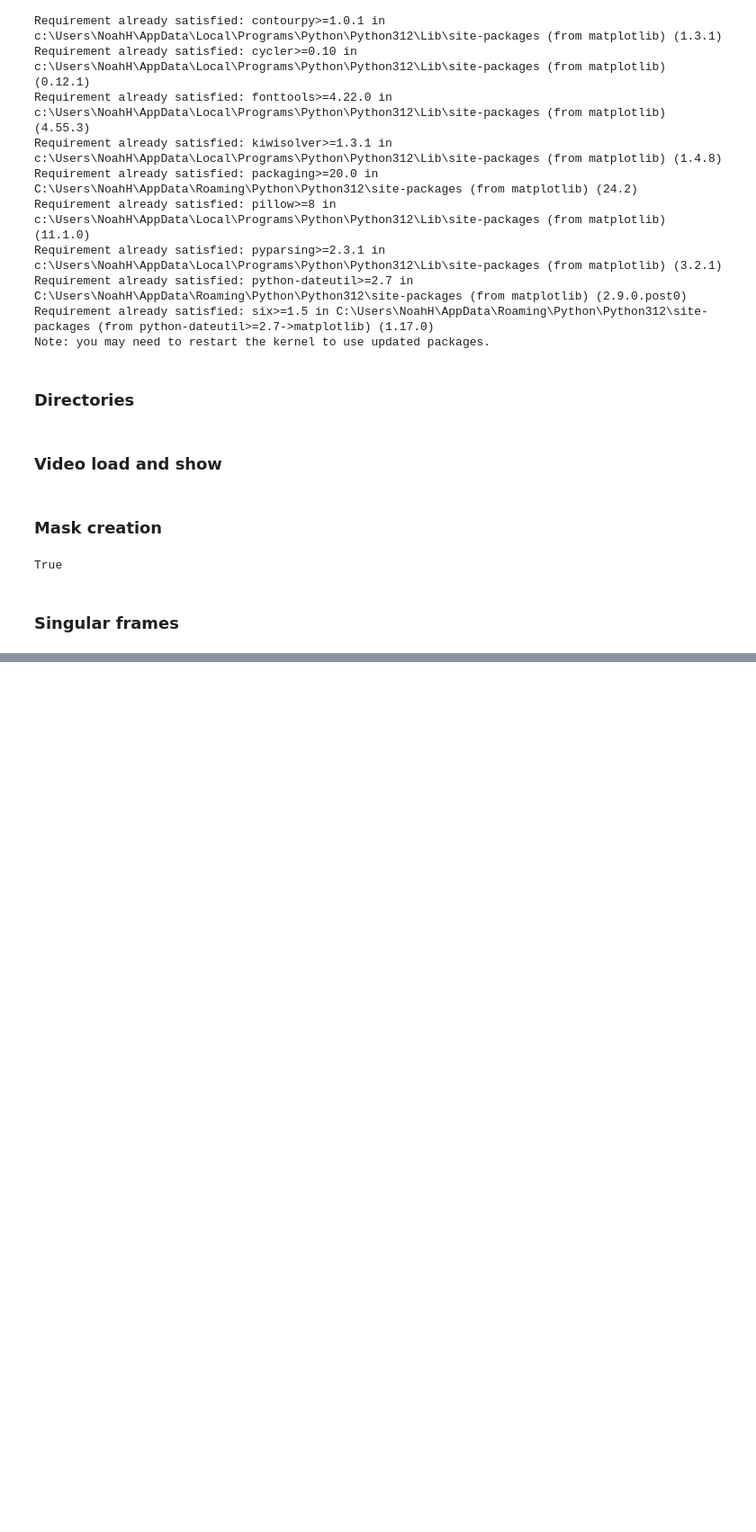
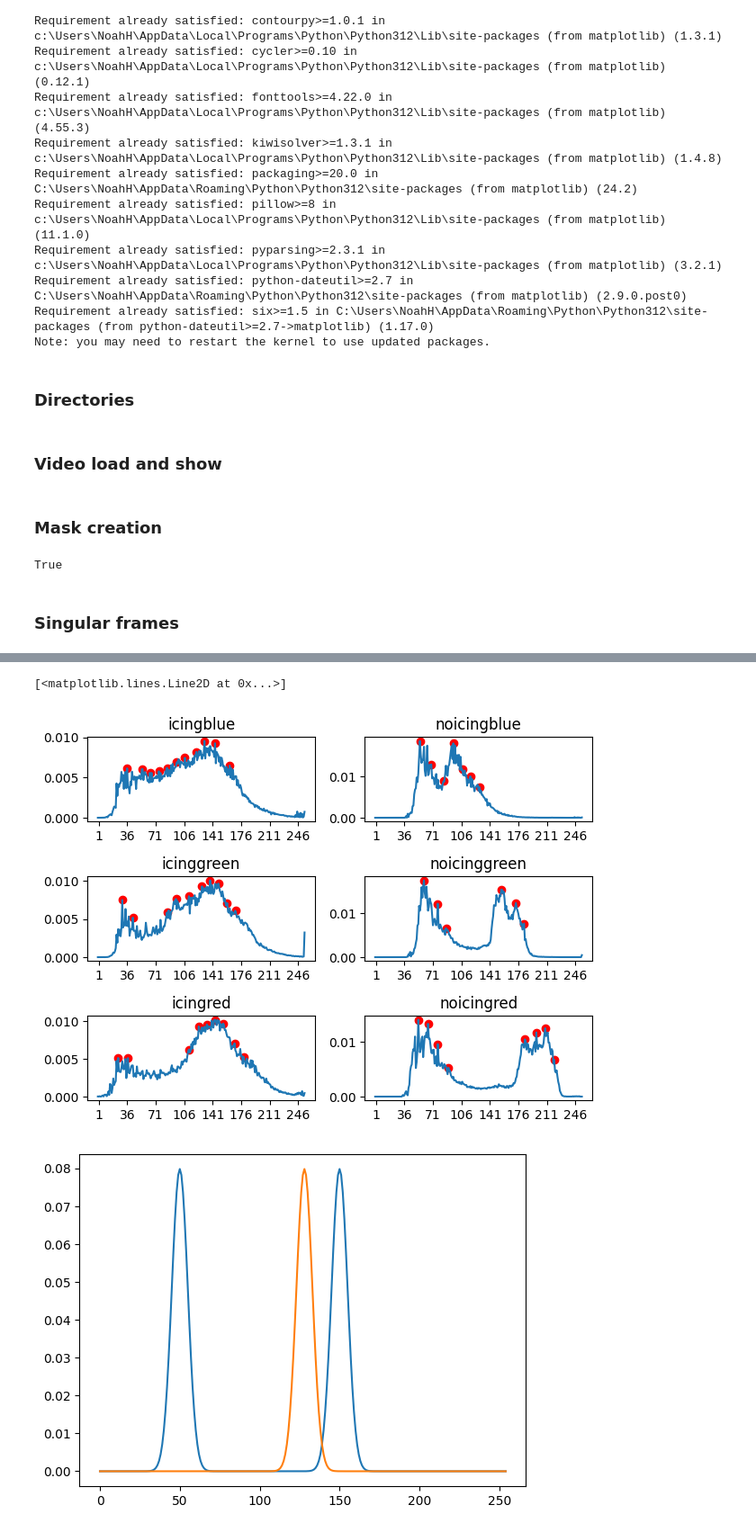
Before and after one commit to HarryYouAreAWizard/HelicopterIcing, a Jupyter notebook: Icing.ipynb, the cells around one changed output, grey strips where cells are left out. Shown at 90% size. Saved outputs shown, nothing was run; the diff lists cells and outputs as text; code cells hidden in the pictures; blank space fills up the shorter version.

Commit message:
Tried savgol_filter + find_peaks to seperate ice from no_ice

```diff
--- a/Icing.ipynb
+++ b/Icing.ipynb
@@ -321,28 +346,35 @@ for key in counts:
     for color in counts[key]:
         counts[key][color] = np.array(counts[key][color])
 # %%
+average_dist_dir = Path("..") / "average_dist"
+if not average_dist_dir.is_dir(): average_dist_dir.mkdir(parents=True, exist_ok=True)
 
 # find average histograms and plot them
 figicing, axsicing = plt.subplots(3, 1)
 for i, key in enumerate(counts["icing"].keys()):
     average_count = counts["icing"][key].mean(axis=0)
+    np.save(average_dist_dir / ("icing" + key + ".npy"), average_count)
     axsicing[i].plot(bins[:-1], average_count)
 
 fignoicing, axsnoicing = plt.subplots(3, 1)
 for i, key in enumerate(counts["noicing"].keys()):
     average_count = counts["noicing"][key].mean(axis=0)
+    np.save(average_dist_dir / ("noicing" + key + ".npy"), average_count)
     axsnoicing[i].plot(bins[:-1], average_count)
+
 
 # formatting
 for i, color in enumerate(["blue", "green", "red"]):
     axsicing[i].set_title(color, c=color)
     axsnoicing[i].set_title(color, c=color)
+
 figicing.suptitle("Icing")
 fignoicing.suptitle("No icing")
 figicing.tight_layout()
 fignoicing.tight_layout()
 figicing.savefig(figure_dir / "Mean icing histogram")
 fignoicing.savefig(figure_dir / "Mean no-icing histogram")
+
 plt.close("all")
 # %%
 import scipy.stats as ss
@@ -348,0 +384,72 @@ import scipy.stats as ss
+# %%
+counts = {
+    "icingblue": np.load(average_dist_dir / "icingcounts_blue.npy"),
+    "icinggreen": np.load(average_dist_dir / "icingcounts_green.npy"),
+    "icingred": np.load(average_dist_dir / "icingcounts_red.npy"),
+    "noicingblue": np.load(average_dist_dir / "noicingcounts_blue.npy"),
+    "noicinggreen": np.load(average_dist_dir / "noicingcounts_green.npy"),
+    "noicingred": np.load(average_dist_dir / "noicingcounts_red.npy"),
+}
+
+
+fig, axs=plt.subplots(3, 2)
+# fig2, axs2 = plt.subplots(3, 2)
+std0 = 5
+p04 = [50, 150, std0, std0]
+p02 = [128, std0]
+
+boundsmu0 = (40, 210)
+boundssigma0 = (5, 10)
+bounds4 = [boundsmu0]*2 + [boundssigma0]*2
+bounds2 = [boundsmu0] + [boundssigma0]
+
+def curve4(x, mu1, mu2, sigma1, sigma2):
+    out = ss.norm(mu1, sigma1).pdf(x) + ss.norm(mu2, sigma2).pdf(x)
+    outpositive = np.where(0 < x, out, 0.0)
+    return np.where(x < 254, outpositive, 0.0)
+
+def curve2(x, mu, sigma):
+    out = ss.norm(mu, sigma).pdf(x)
+    return np.where(0 < x, out, 0.0)
+
+# def curve(x, a1, a2):
+#     return (ss.lognorm(a1).pdf(x) +
+#             ss.lognorm(a2).pdf(x))
+
+# for i, key in enumerate(counts.keys()):
+#     ax = axs.T.flatten()[i]
+#     popt4, _ = curve_fit(curve4, bins[:-1], counts[key], p04)
+#     popt2, _ = curve_fit(curve2, bins[:-1], counts[key], p02)
+#     ax.plot(bins[:-1], counts[key])
+#     ax.plot(bins[:-1], curve4(bins[:-1], *popt4))
+#     ax.plot(bins[:-1], curve2(bins[:-1], *popt2))
+#     ax.set_title(key)
+#     ax.set_xticks(range(1, 255, 35))
+for i, key in enumerate(counts.keys()):
+    ax = axs.T.flatten()[i]
+    # popt4, _ = curve_fit(curve4, bins[:-1], counts[key], p04)
+    # popt2, _ = curve_fit(curve2, bins[:-1], counts[key], p02)
+    # objective4 = lambda p: np.sum((counts[key] - curve4(bins[:-1], *p))**2)
+    # result = differential_evolution(objective4, bounds4)
+    # popt4 = result.x
+    filtered = savgol_filter(counts[key], 35, 5)
+    filtered = counts[key]
+    ax.plot(bins[:-1], filtered)
+    peaks = find_peaks(filtered, 0.005, distance=10, threshold=0.0)
+    peak_positions = peaks[0]
+    peak_heights = peaks[1]["peak_heights"]
+    ax.scatter(peak_positions, peak_heights, c="r")#, s=10)
+    # ax.plot(bins[:-1], curve4(bins[:-1], *popt4))
+    # ax.plot(bins[:-1], curve2(bins[:-1], *popt2))
+    ax.set_title(key)
+    ax.set_xticks(range(1, 255, 35))
+    # print(f"{popt4 = }")
+fig.tight_layout()
+
+fig, ax=plt.subplots()
+ax.plot(bins[:-1], curve4(bins[:-1], *p04))
+ax.plot(bins[:-1], curve2(bins[:-1], *p02))
+# %% [output]
+[<matplotlib.lines.Line2D at 0x...>]
+[figure, added]
+[figure, added]
```
Also changed, not shown: parts of 3 cells of this notebook.
